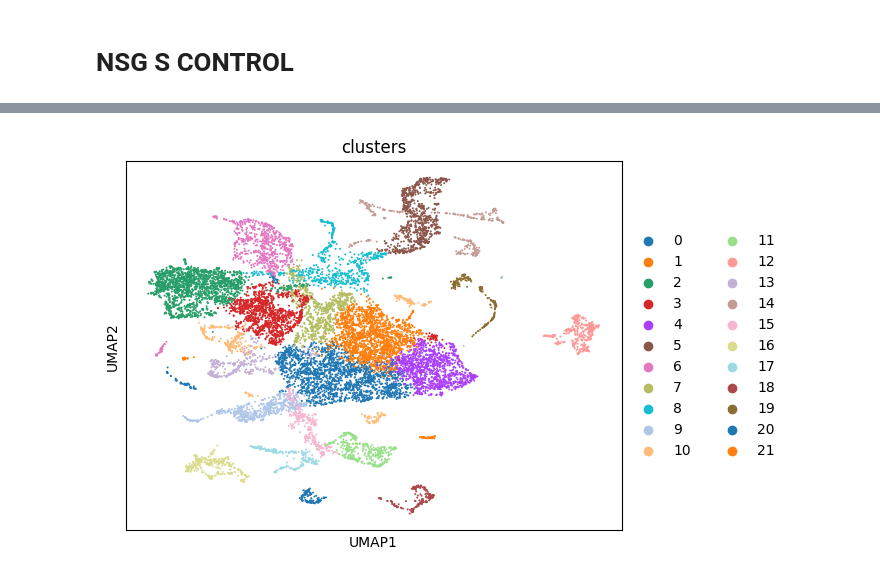
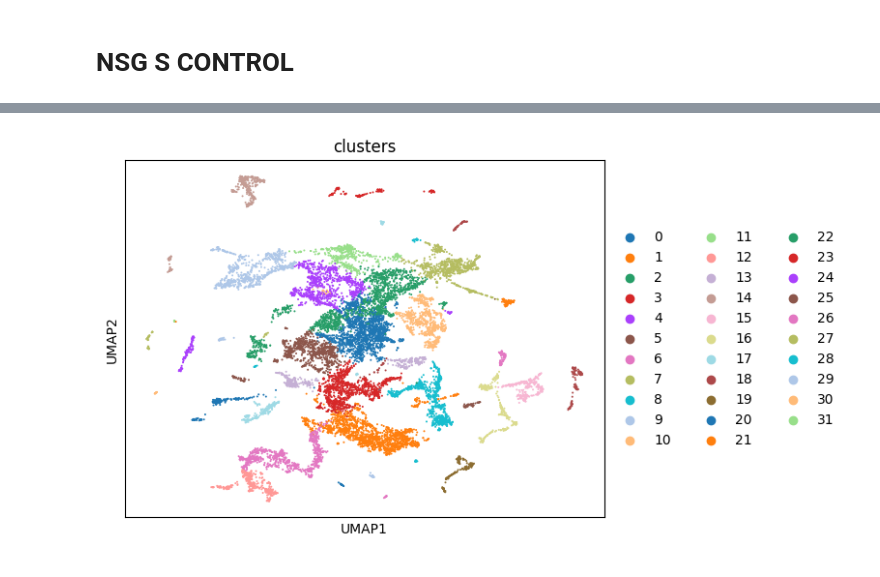
Before and after one commit to mushu-bytes/scRNAseq-benchmarking, a Jupyter notebook: integration_benchmarks.ipynb, the cells around one changed output, grey strips where cells are left out. Cells and saved outputs as stored; diff of their text form; code cells hidden in the pictures.

```diff
--- a/integration_benchmarks.ipynb
+++ b/integration_benchmarks.ipynb
@@ -39,7 +31,7 @@ def integrate(datasets: list, method: str = "scanorama", key: str = "Trial", res
     will add additional parameters for normalization
     """
     dataset = ad.concat(datasets)
-    sc.pp.recipe_zheng17(dataset)
+    sc.pp.recipe_zheng17(dataset) # runs a predefined normalization process
     sc.pp.pca(dataset)
     if method == "scanorama":
         sce.pp.scanorama_integrate(dataset, key, verbose=1)
@@ -58,3 +50,4 @@ def integrate(datasets: list, method: str = "scanorama", key: str = "Trial", res
     sc.pl.umap(
         dataset, color=["clusters"], palette=sc.pl.palettes.default_20
     )
+    return dataset
@@ -61,2 +67,9 @@ def integrate(datasets: list, method: str = "scanorama", key: str = "Trial", res
+# %%
+def qc(dataset: AnnData) -> AnnData:
+    sc.pp.calculate_qc_metrics(dataset, inplace=True)
+    sc.pp.filter_cells(dataset, min_genes=100)
+    sc.pp.filter_genes(dataset, min_cells=3)
+    sc.pp.scrublet(dataset, batch_key="Trial")
+    return dataset[dataset.obs["predicted_doublet"] == False]
 # %% [markdown]
 # NSG Bulsulfan
@@ -96,4 +131,8 @@ nsg_ctl_3_data.obs["Trial"] = "3"
 nsg_ctl_1_data.var_names_make_unique()
 nsg_ctl_2_data.var_names_make_unique()
 nsg_ctl_3_data.var_names_make_unique()
+
+nsg_ctl_1_data = qc(nsg_ctl_1_data)
+nsg_ctl_2_data = qc(nsg_ctl_2_data)
+nsg_ctl_3_data = qc(nsg_ctl_3_data)
 # %%
@@ -181,8 +217,12 @@ nsg_s_ctl_3_data.obs["Trial"] = "3"
 nsg_s_ctl_1_data.var_names_make_unique()
 nsg_s_ctl_2_data.var_names_make_unique()
 nsg_s_ctl_3_data.var_names_make_unique()
+
+nsg_s_ctl_1_data = qc(nsg_ctl_1_data)
+nsg_s_ctl_2_data = qc(nsg_ctl_2_data)
+nsg_s_ctl_3_data = qc(nsg_ctl_3_data)
 # %%
-integrate([nsg_s_ctl_1_data, nsg_s_ctl_2_data, nsg_s_ctl_3_data])
+nsg_s_ctl_scan = integrate([nsg_s_ctl_1_data, nsg_s_ctl_2_data, nsg_s_ctl_3_data])
 # %% [output]
 Processing datasets 1 <=> 2
 Processing datasets 2 <=> 3
@@ -191,2 +231,2 @@ WARNING: Length of palette colors is smaller than the number of categories (pale
-[figure, old version]
+[figure, new version]
 # %%
```
Also changed, not shown: parts of 23 cells of this notebook.
